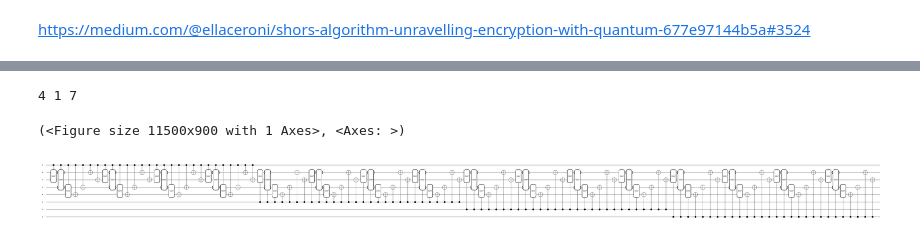
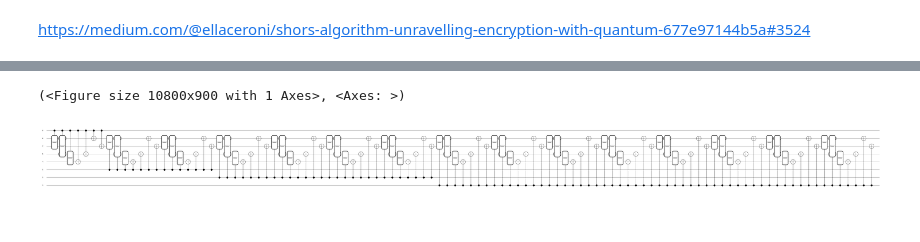
Before and after one commit to cezaris13/QuantumComputing, a Jupyter notebook: Shor.ipynb, the cells around one changed output, grey strips where cells are left out. Cells and saved outputs as stored; diff of their text form; code cells hidden in the pictures.

```diff
--- a/Shor.ipynb
+++ b/Shor.ipynb
@@ -11 +7,12 @@ from qiskit.circuit.library import QFT
+# %%
+N = 15 # number to factor
+n=4 # qft part
+m=4 # modular exponentiation part
+
+coprime = False
+while coprime == False:
+    a = np.random.randint(2, N)
+
+    if math.gcd(a,N) == 1 and a in [2,7,8,11,13]:
+        coprime = True
 # %%
@@ -110,9 +48,6 @@ print(circuit())
 # %%
-def aMod15(qml,a,x, qubits):
-    if a not in [2,7,8,11,13]:
-        raise ValueError("The base a must be 2,7,8,11, or 13")
-
-    for _ in range(4):
+def aMod15(qml,a,x, qubits):# figure out this function
+    for _ in range(x):
         if a in [2,13]:
             qml.SWAP(wires=[qubits[0],qubits[1]])
             qml.SWAP(wires=[qubits[1],qubits[2]])
@@ -128,9 +63,6 @@ def aMod15(qml,a,x, qubits):
             for qubit in range(4):
                 qml.PauliX(wires=qubits[qubit])
 
-# @qml.qnode(device)
 def modExp(qml,n,m,a):
-    print (n,m,a)
     for x in range (n):
-        qml.ctrl(aMod15, control=x)(qml,a, 2**x, [4,5,6,7])
-    # return qml.sample(wires=[0,1,2,3])
+        qml.ctrl(aMod15, control=x)(qml,a, 2**x, range(n,n+m))
@@ -147,9 +69,8 @@ qml.draw_mpl(inverseQFT)(qml, 3)
 # %%
-qml.draw_mpl(modExp)(qml, 4,1,7)
+print (qml.draw_mpl(modExp)(qml,4,4,7))
 # %% [output]
-4 1 7
+(<Figure size 10800x900 with 1 Axes>, <Axes: >)
-(<Figure size 11500x900 with 1 Axes>, <Axes: >)
-[figure, old version]
+[figure, new version]
 # %%
 @qml.qnode(device)
 def shor(n,m,a):
```
Also changed, not shown: parts of 16 cells of this notebook.
